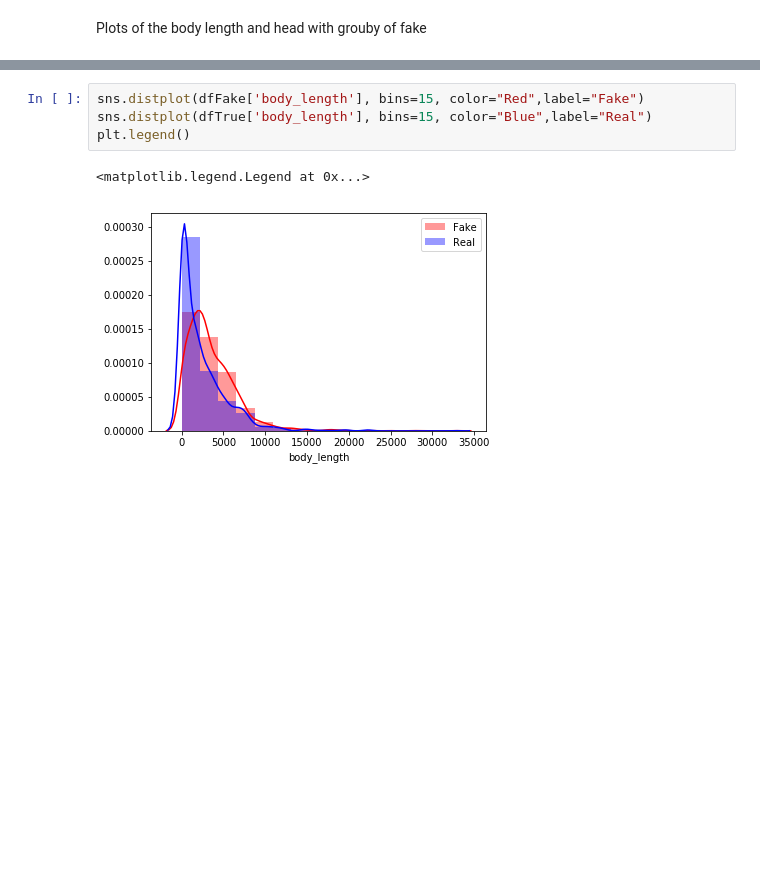
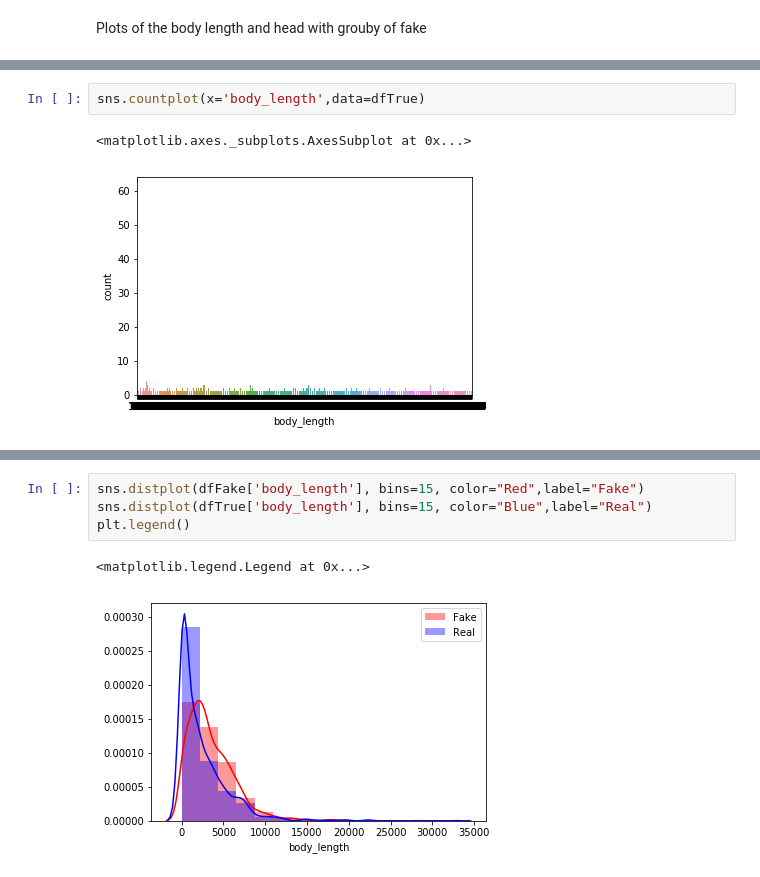
Before and after one commit to shtayeromri/FakeNews, a Jupyter notebook: FakeNews2.ipynb, the cells around one changed output, grey strips where cells are left out. Saved outputs shown, nothing was run; the diff lists cells and outputs as text; blank space fills up the shorter version.

```diff
--- a/FakeNews2.ipynb
+++ b/FakeNews2.ipynb
@@ -417,0 +376,5 @@ dfTrue = df_fake[df_fake['Label']==False]
+# %%
+sns.countplot(x='body_length',data=dfTrue)
+# %% [output]
+<matplotlib.axes._subplots.AxesSubplot at 0x...>
+[figure, added]
```
Also changed, not shown: parts of 19 cells of this notebook, 1 other file.
